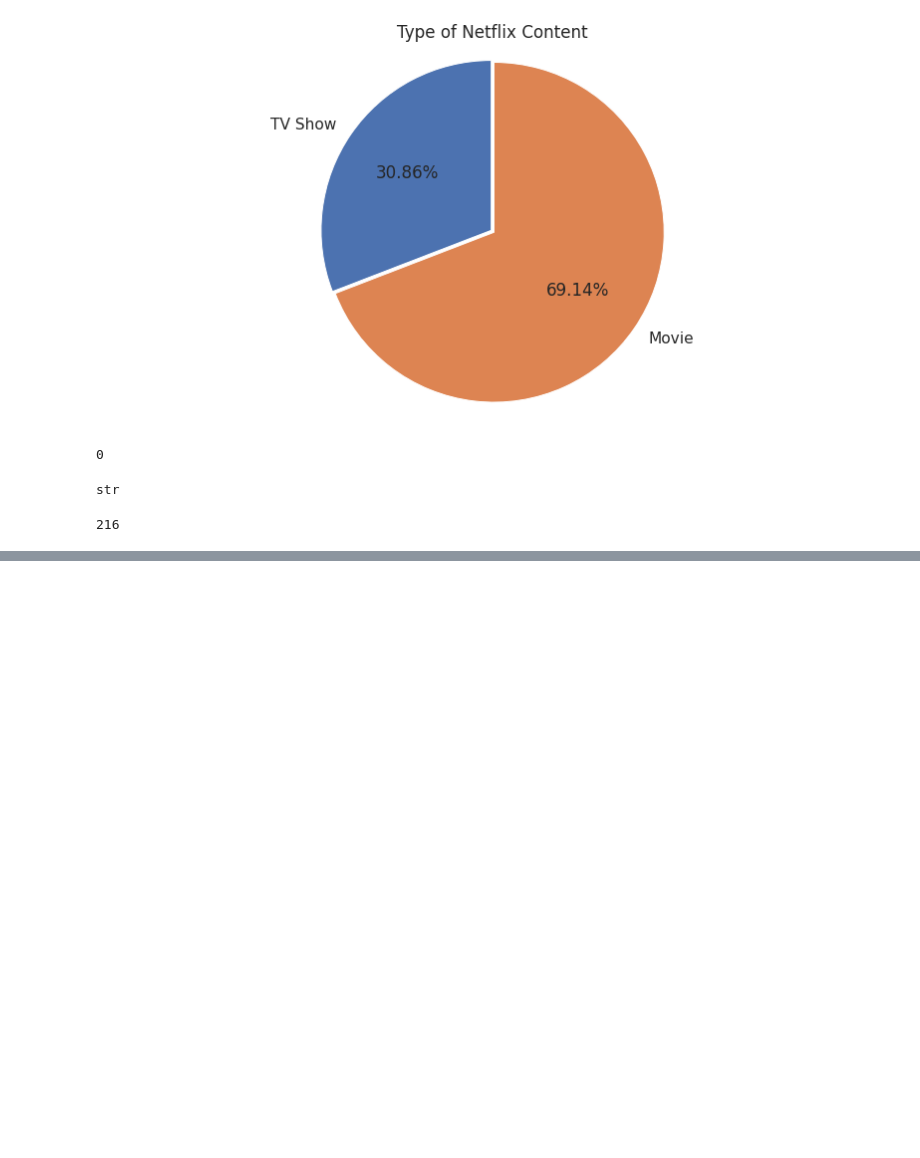
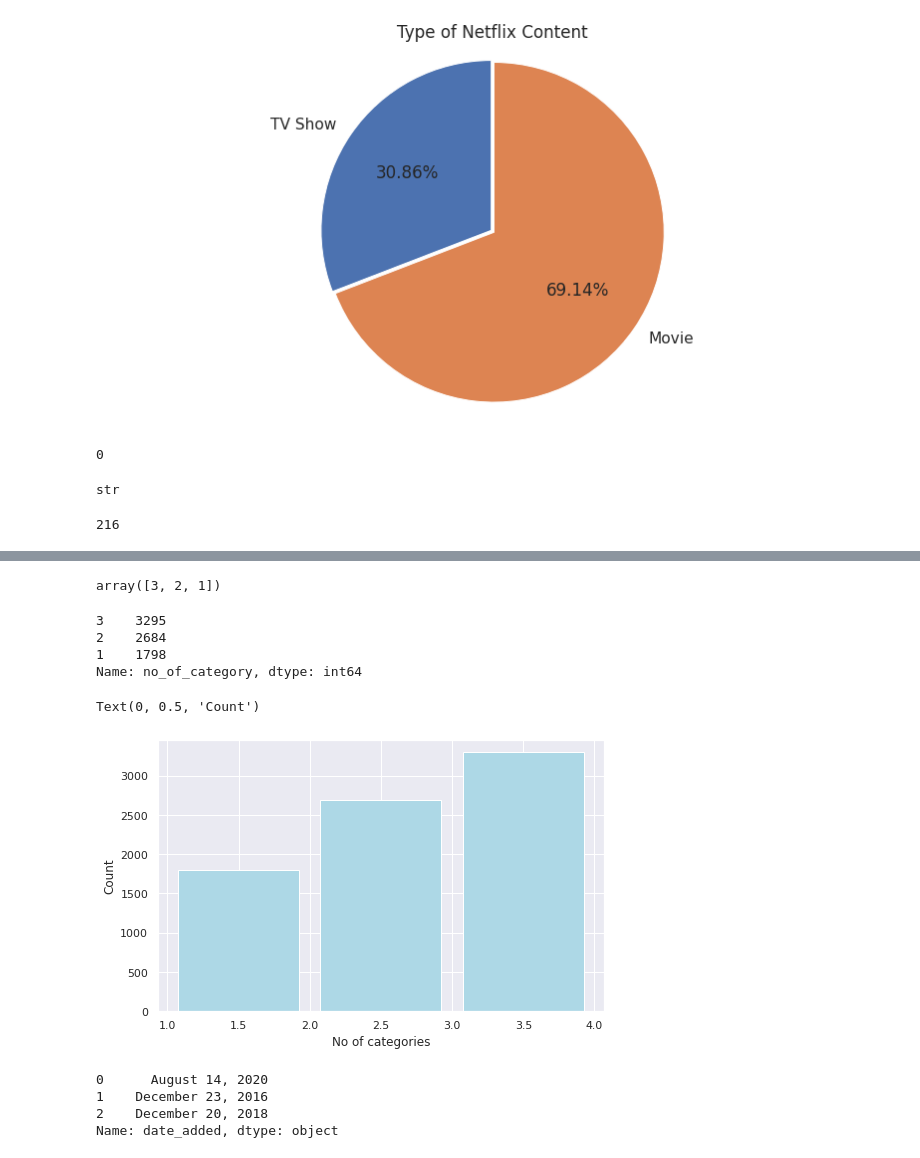
Before and after one commit to 123ujwal/Netflix_Movies-And-TV-Shows_Clustering, a Jupyter notebook: NETFLIX_MOVIES_AND_TV_SHOWS_CLUSTERING.ipynb, the cells around one changed output, grey strips where cells are left out. Saved outputs shown, nothing was run; the diff lists cells and outputs as text; code cells hidden in the pictures; blank space fills up the shorter version.

```diff
--- a/NETFLIX_MOVIES_AND_TV_SHOWS_CLUSTERING.ipynb
+++ b/NETFLIX_MOVIES_AND_TV_SHOWS_CLUSTERING.ipynb
@@ -472,0 +583,3 @@ df.duration.nunique()
+# %%
+categories = ", ".join(df['listed_in']).split(", ")
+categories[:5]
@@ -472,0 +715,7 @@ df.duration.nunique()
+# %%
+no_of_category = []
+for categories in df.listed_in.values:
+  len_categories = len(categories.split(","))
+  no_of_category.append(len_categories)
+# %%
+df['no_of_category'] = no_of_category
@@ -472,0 +731,27 @@ df.duration.nunique()
+# %%
+df.no_of_category.unique()
+# %% [output]
+array([3, 2, 1])
+# %%
+df.no_of_category.value_counts()
+# %% [output]
+3    3295
+2    2684
+1    1798
+Name: no_of_category, dtype: int64
+# %%
+sns.set(style="darkgrid")
+plt.figure(figsize = (8,5))
+plt.hist(df.no_of_category , bins=[1,2,3,4] , range = (1 ,4) , rwidth = 0.85, color ='lightblue')
+plt.xlabel("No of categories")
+plt.ylabel("Count")
+# %% [output]
+Text(0, 0.5, 'Count')
+[figure, added]
+# %%
+df.date_added.head(3)
+# %% [output]
+0      August 14, 2020
+1    December 23, 2016
+2    December 20, 2018
+Name: date_added, dtype: object
```
Also changed, not shown: parts of 90 cells of this notebook.
